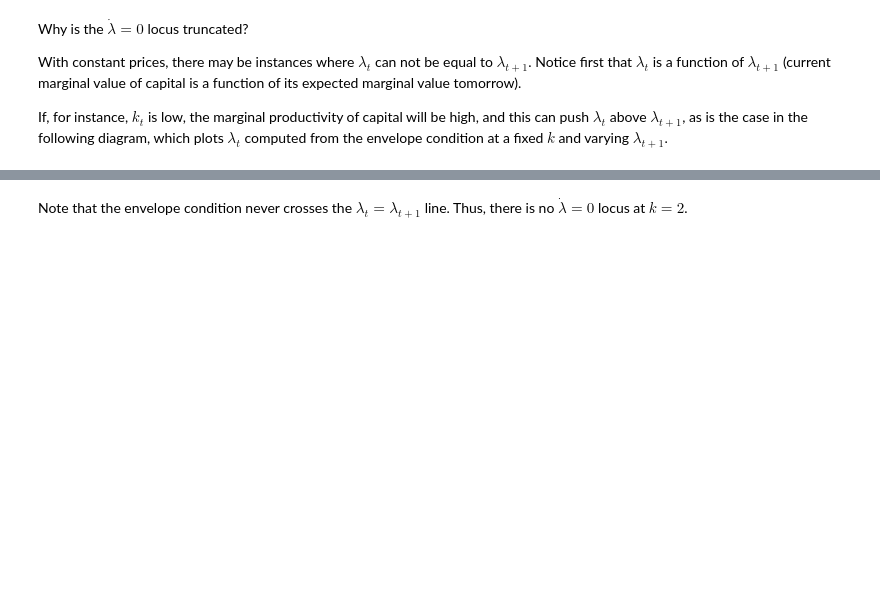
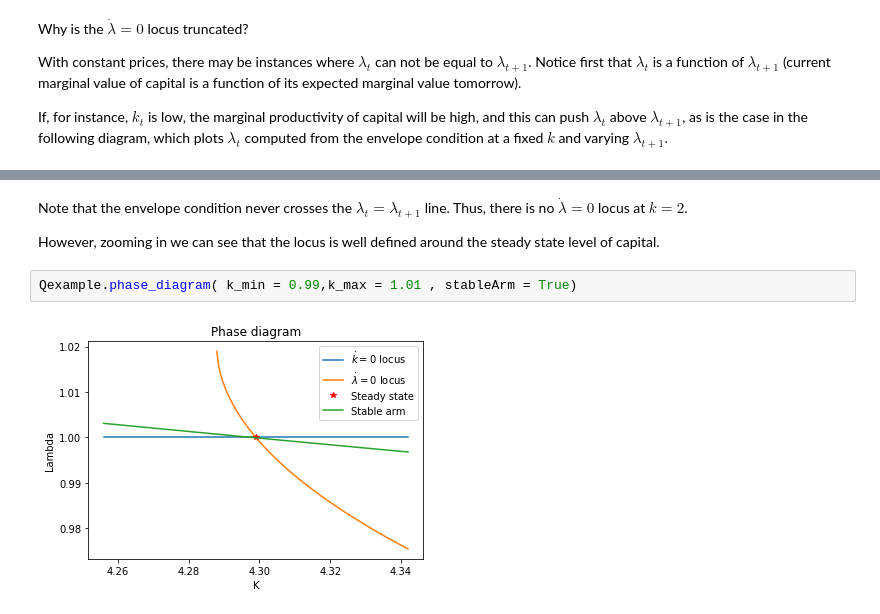
Before and after one commit to Mv77/Q_Investment, a Jupyter notebook: Examples.ipynb, the cells around one changed output, grey strips where cells are left out. Cells and saved outputs as stored; diff of their text form; blank space fills up the shorter version.

```diff
--- a/Examples.ipynb
+++ b/Examples.ipynb
@@ -102,2 +91,8 @@ Qexample.plotEnvelopeCond(k=2)
 # %% [markdown]
 Note that the envelope condition never crosses the $\lambda_t = \lambda_{t+1}$ line. Thus, there is no $\dot{\lambda}=0$ locus at $k=2$.
+
+However, zooming in we can see that the locus is well defined around the steady state level of capital.
+# %%
+Qexample.phase_diagram( k_min = 0.99,k_max = 1.01 , stableArm = True)
+# %% [output]
+[figure, added]
```
Also changed, not shown: parts of 15 cells of this notebook, 1 other file.
